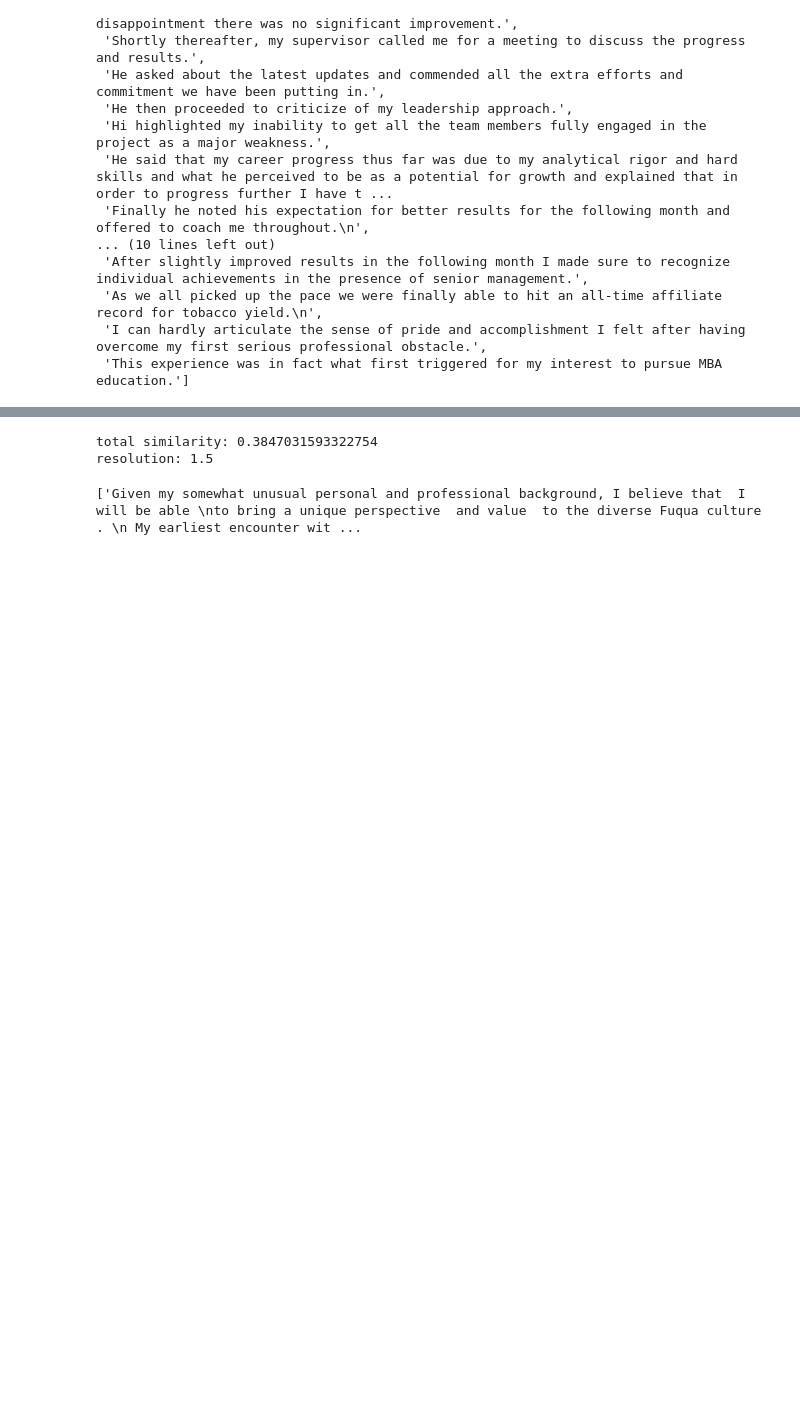
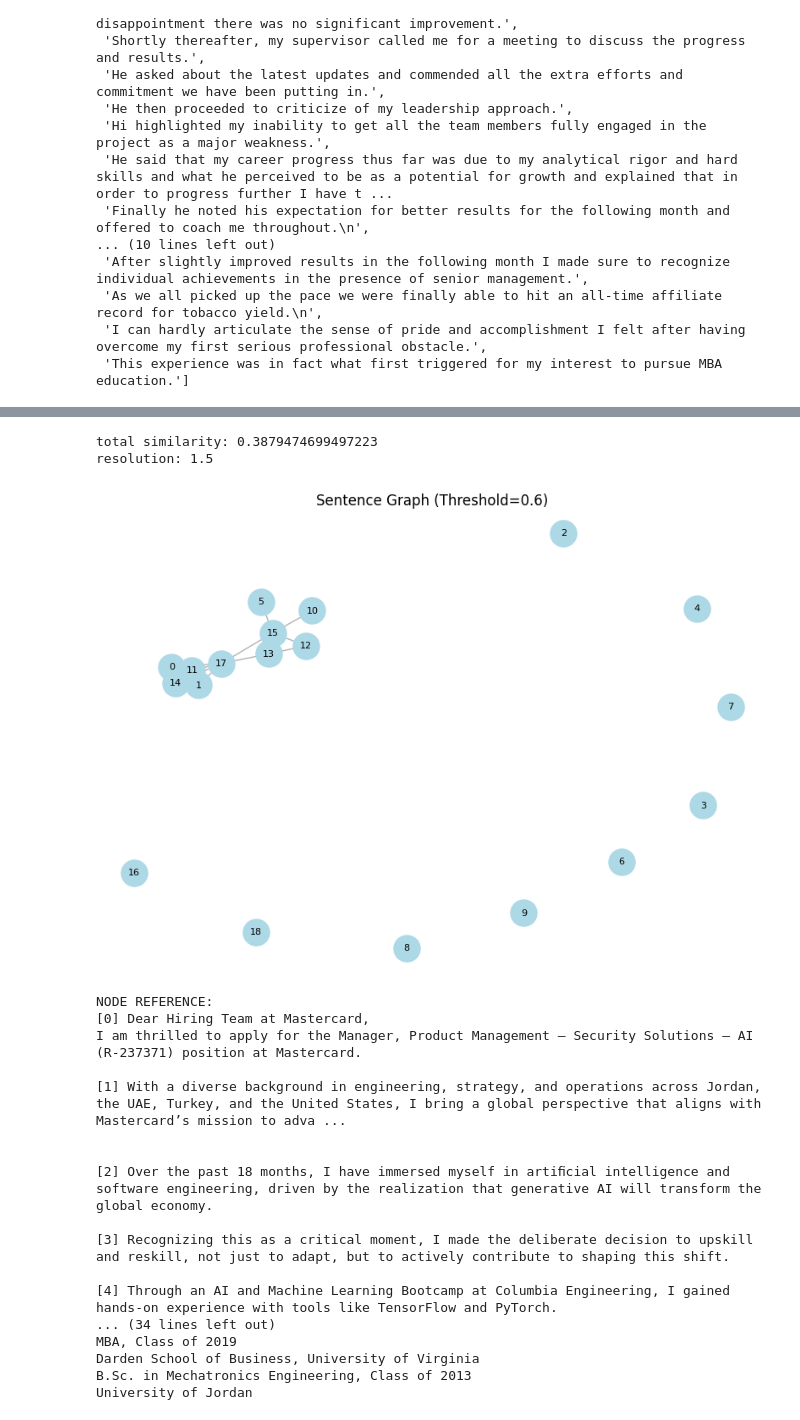
Before and after one commit to Averroes90/testingaiexplain, a Jupyter notebook: test_Leiden.ipynb, the cells around one changed output, grey strips where cells are left out. Cells and saved outputs as stored; diff of their text form; code cells hidden in the pictures; blank space fills up the shorter version.

```diff
--- a/test_Leiden.ipynb
+++ b/test_Leiden.ipynb
@@ -88,11 +126,33 @@ resolution: 1.5
 # %%
 second_cell = data_df.loc[7, "content"]
 sents2 = nlp_utils.split_into_sentences(second_cell)
 sents2
 embeddings2 = nlp_utils.embed_sentences(sents2)
-merged_sents2 = nlp_utils.merge_sentences_leiden(sents2, embeddings2, 300)
+merged_sents2 = nlp_utils.merge_sentences_leiden(
+    sents2,
+    embeddings2,
+    max_token_limit=max_tokens,
+    similarity_threshold=similarity_threshold,
+)
 merged_sents2
 # %% [output]
-total similarity: 0.3847031593322754
+total similarity: 0.3879474699497223
 resolution: 1.5
+[figure, added]
-['Given my somewhat unusual personal and professional background, I believe that  I will be able \nto bring a unique perspective  and value  to the diverse Fuqua culture . \n My earliest encounter wit ...
+NODE REFERENCE:
+[0] Dear Hiring Team at Mastercard,
+I am thrilled to apply for the Manager, Product Management – Security Solutions – AI (R-237371) position at Mastercard.
+
+[1] With a diverse background in engineering, strategy, and operations across Jordan, the UAE, Turkey, and the United States, I bring a global perspective that aligns with Mastercard’s mission to adva ...
+
+
+[2] Over the past 18 months, I have immersed myself in artiﬁcial intelligence and software engineering, driven by the realization that generative AI will transform the global economy.
+
+[3] Recognizing this as a critical moment, I made the deliberate decision to upskill and reskill, not just to adapt, but to actively contribute to shaping this shift.
+
+[4] Through an AI and Machine Learning Bootcamp at Columbia Engineering, I gained hands-on experience with tools like TensorFlow and PyTorch.
+... (34 lines left out)
+MBA, Class of 2019
+Darden School of Business, University of Virginia
+B.Sc. in Mechatronics Engineering, Class of 2013
+University of Jordan
```
Also changed, not shown: parts of 4 cells of this notebook, 7 other files.
